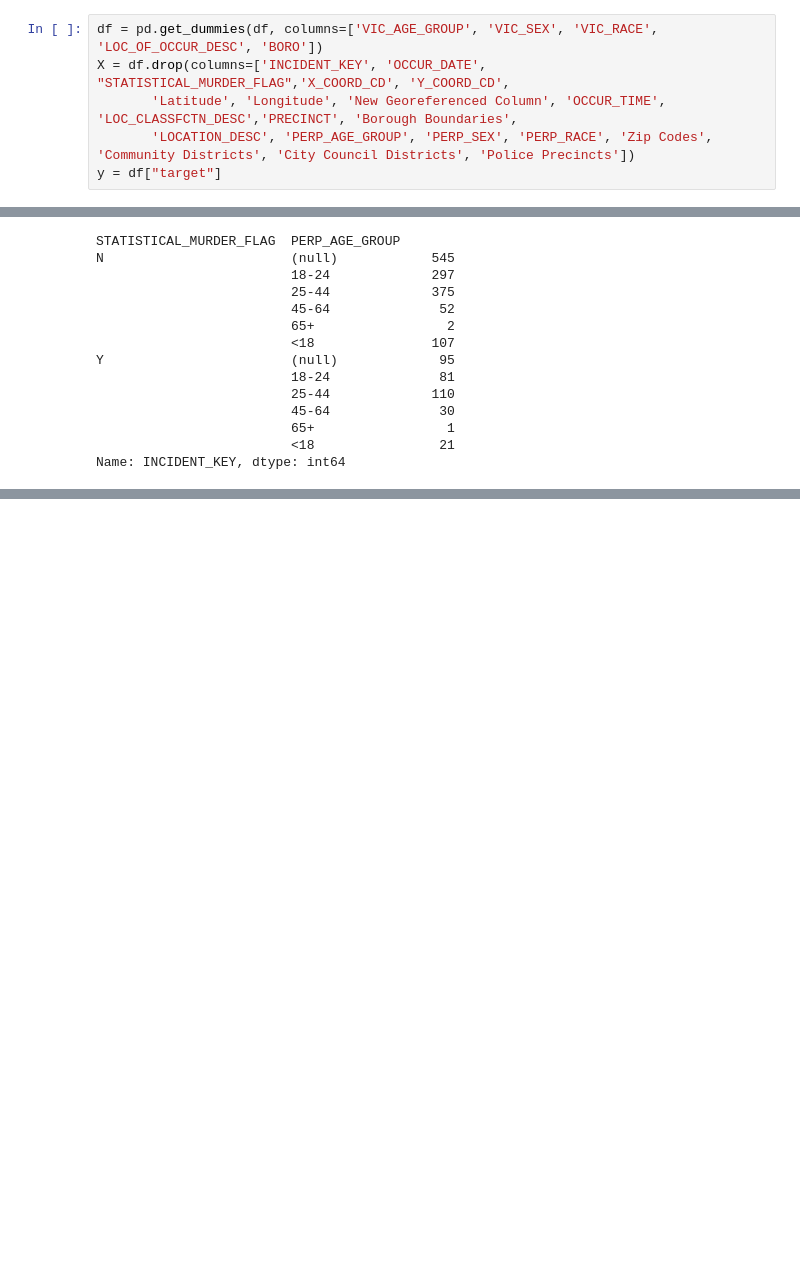
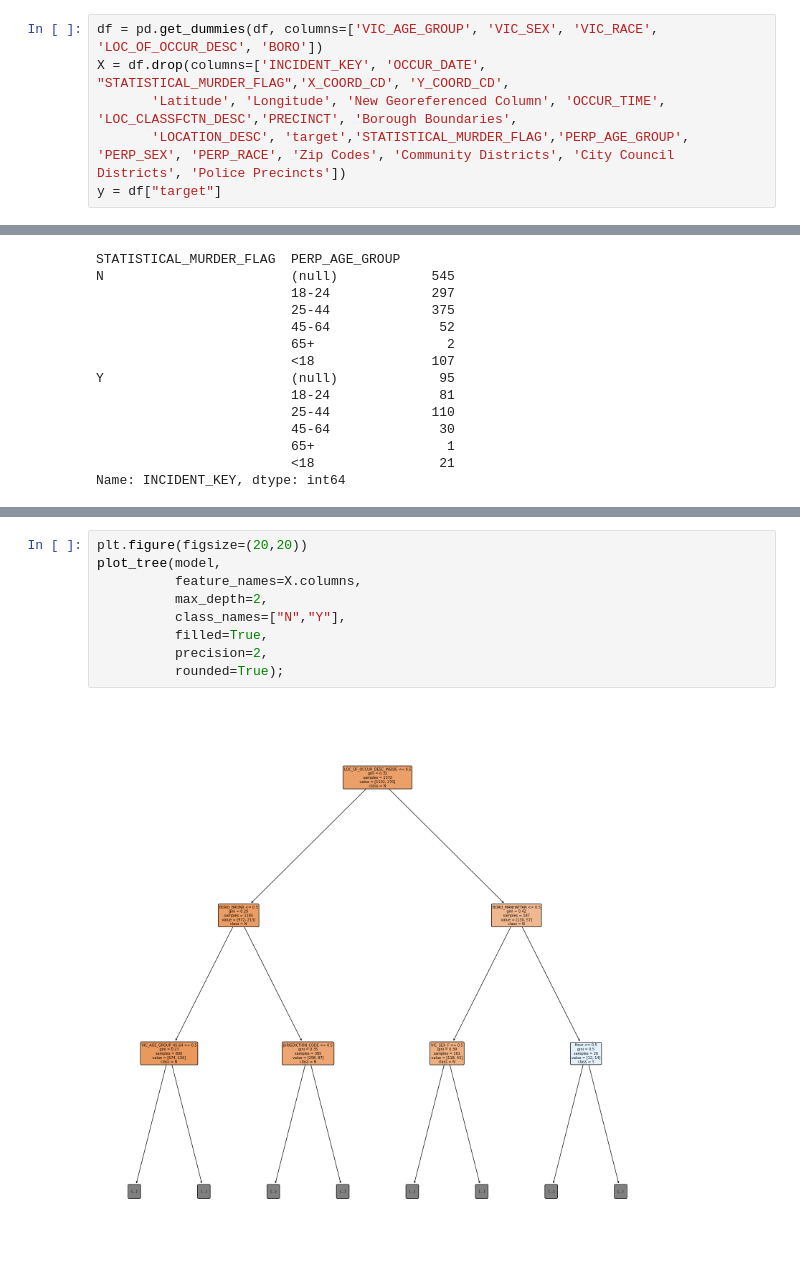
Before and after one commit to sippybee/CPSC-Module2, a Jupyter notebook: Module 2 - day 2.4.ipynb, the cells around one changed output, grey strips where cells are left out. Drawn from its saved outputs; the diff is of its cells as text; blank space fills up the shorter version.

```diff
--- a/Module 2 - day 2.4.ipynb
+++ b/Module 2 - day 2.4.ipynb
@@ -29,7 +29,7 @@ df['target']= df['STATISTICAL_MURDER_FLAG'].apply(lambda x : 1 if x=="Y" else 0
 df = pd.get_dummies(df, columns=['VIC_AGE_GROUP', 'VIC_SEX', 'VIC_RACE', 'LOC_OF_OCCUR_DESC', 'BORO'])
 X = df.drop(columns=['INCIDENT_KEY', 'OCCUR_DATE', "STATISTICAL_MURDER_FLAG",'X_COORD_CD', 'Y_COORD_CD',
        'Latitude', 'Longitude', 'New Georeferenced Column', 'OCCUR_TIME', 'LOC_CLASSFCTN_DESC','PRECINCT', 'Borough Boundaries',
-       'LOCATION_DESC', 'PERP_AGE_GROUP', 'PERP_SEX', 'PERP_RACE', 'Zip Codes', 'Community Districts', 'City Council Districts', 'Police Precincts'])
+       'LOCATION_DESC', 'target','STATISTICAL_MURDER_FLAG','PERP_AGE_GROUP', 'PERP_SEX', 'PERP_RACE', 'Zip Codes', 'Community Districts', 'City Council Districts', 'Police Precincts'])
 y = df["target"]
 # %%
 df.groupby(['STATISTICAL_MURDER_FLAG','PERP_AGE_GROUP'])["INCIDENT_KEY"].count()
@@ -64,0 +72,11 @@ DecTree 1.0
+# %%
+plt.figure(figsize=(20,20))
+plot_tree(model,
+          feature_names=X.columns,
+          max_depth=2,
+          class_names=["N","Y"],
+          filled=True,
+          precision=2,
+          rounded=True);
+# %% [output]
+[figure, added]
```
Also changed, not shown: parts of 2 cells of this notebook, 6 other files.
